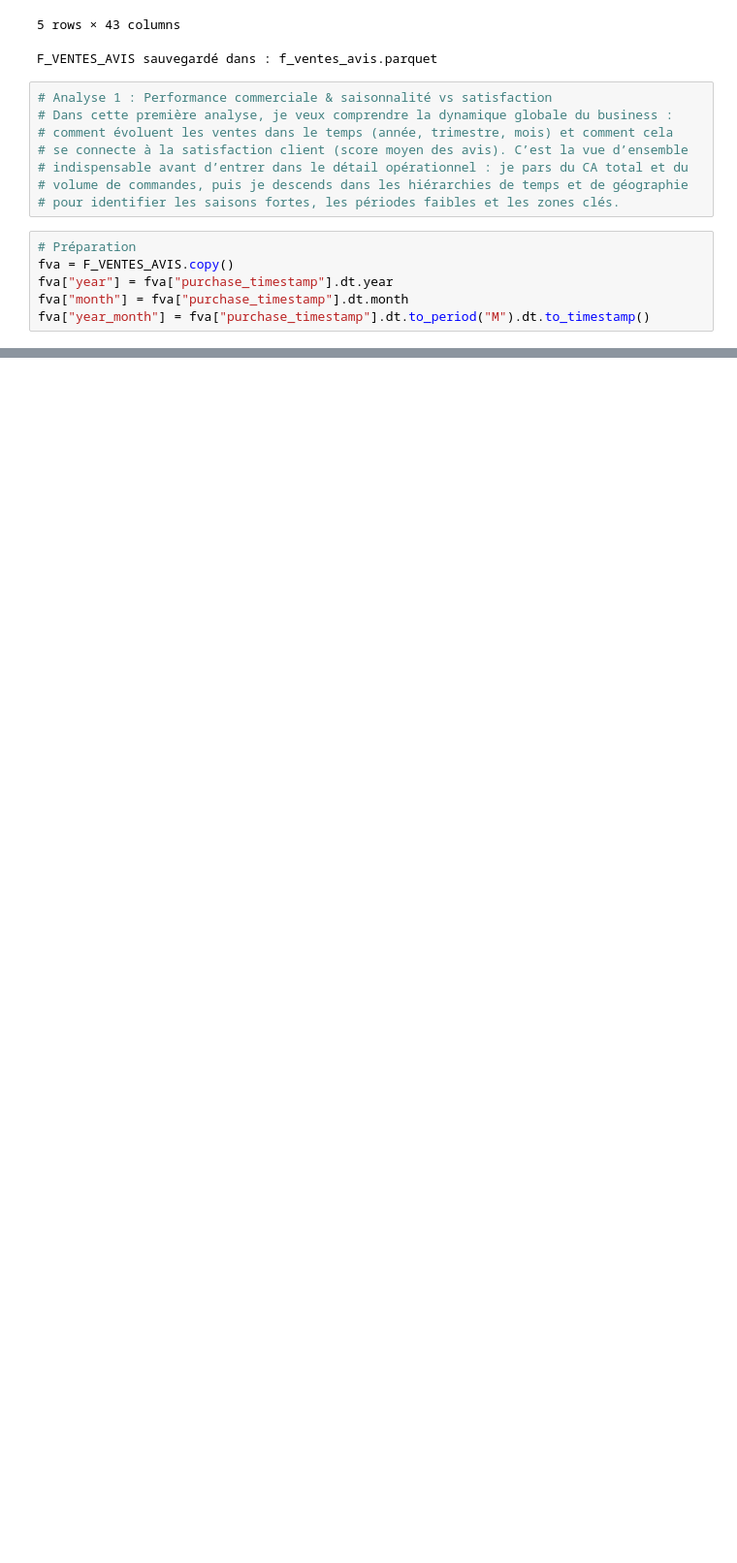
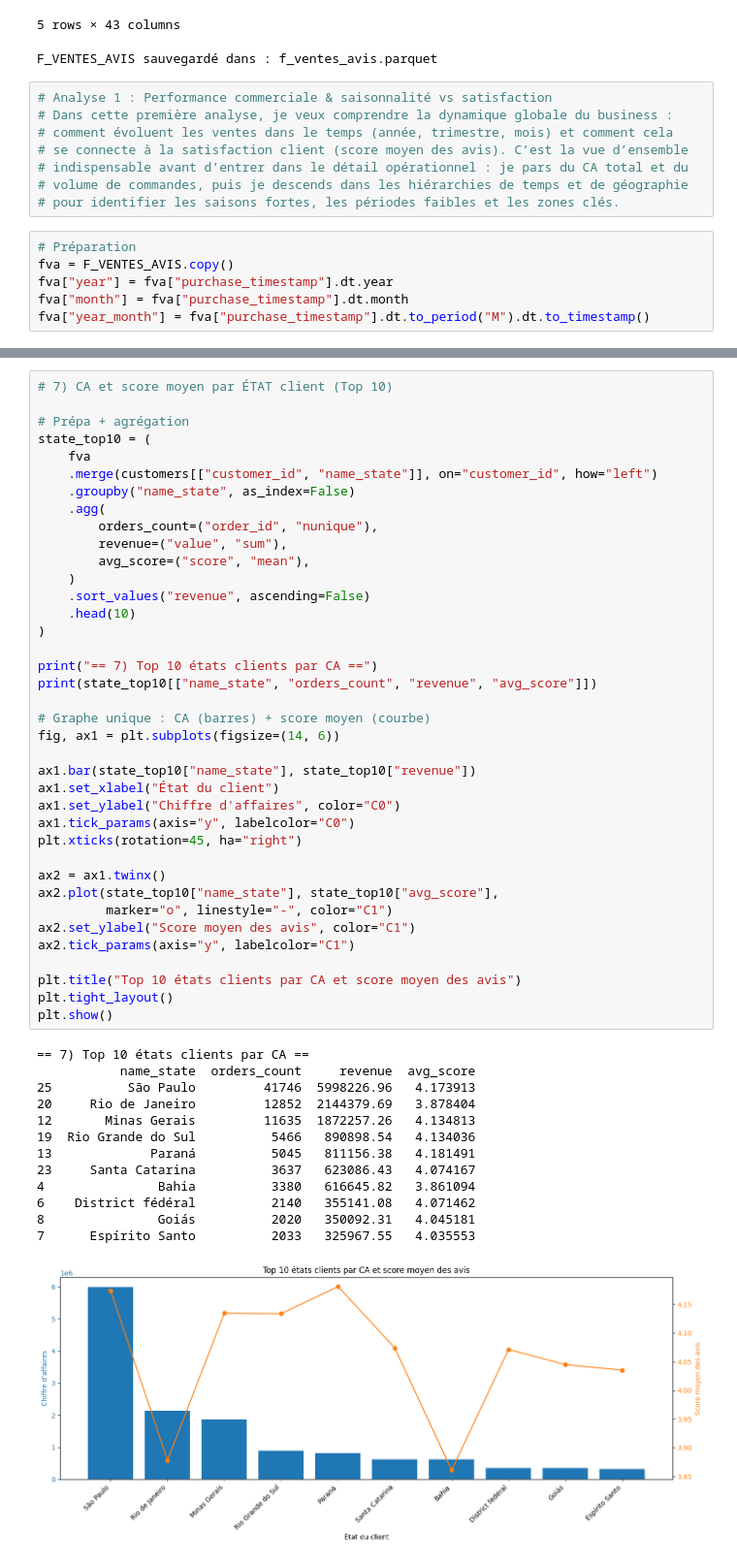
Before and after one commit to QuentinDoniczka/dataframe, a Jupyter notebook: script/1_vente_analyse_1_DONICZKA_Quentin.ipynb, the cells around one changed output, grey strips where cells are left out. Shown at 97% size. Cells and saved outputs as stored; diff of their text form; blank space fills up the shorter version.

```diff
--- a/script/1_vente_analyse_1_DONICZKA_Quentin.ipynb
+++ b/script/1_vente_analyse_1_DONICZKA_Quentin.ipynb
@@ -524,0 +574,52 @@ plt.show()
+# %%
+# 7) CA et score moyen par ÉTAT client (Top 10)
+
+# Prépa + agrégation
+state_top10 = (
+    fva
+    .merge(customers[["customer_id", "name_state"]], on="customer_id", how="left")
+    .groupby("name_state", as_index=False)
+    .agg(
+        orders_count=("order_id", "nunique"),
+        revenue=("value", "sum"),
+        avg_score=("score", "mean"),
+    )
+    .sort_values("revenue", ascending=False)
+    .head(10)
+)
+
+print("== 7) Top 10 états clients par CA ==")
+print(state_top10[["name_state", "orders_count", "revenue", "avg_score"]])
+
+# Graphe unique : CA (barres) + score moyen (courbe)
+fig, ax1 = plt.subplots(figsize=(14, 6))
+
+ax1.bar(state_top10["name_state"], state_top10["revenue"])
+ax1.set_xlabel("État du client")
+ax1.set_ylabel("Chiffre d'affaires", color="C0")
+ax1.tick_params(axis="y", labelcolor="C0")
+plt.xticks(rotation=45, ha="right")
+
+ax2 = ax1.twinx()
+ax2.plot(state_top10["name_state"], state_top10["avg_score"],
+         marker="o", linestyle="-", color="C1")
+ax2.set_ylabel("Score moyen des avis", color="C1")
+ax2.tick_params(axis="y", labelcolor="C1")
+
+plt.title("Top 10 états clients par CA et score moyen des avis")
+plt.tight_layout()
+plt.show()
+# %% [output]
+== 7) Top 10 états clients par CA ==
+           name_state  orders_count     revenue  avg_score
+25          São Paulo         41746  5998226.96   4.173913
+20     Rio de Janeiro         12852  2144379.69   3.878404
+12       Minas Gerais         11635  1872257.26   4.134813
+19  Rio Grande do Sul          5466   890898.54   4.134036
+13             Paraná          5045   811156.38   4.181491
+23     Santa Catarina          3637   623086.43   4.074167
+4               Bahia          3380   616645.82   3.861094
+6    District fédéral          2140   355141.08   4.071462
+8               Goiás          2020   350092.31   4.045181
+7      Espírito Santo          2033   325967.55   4.035553
+[figure, added]
```
Also changed, not shown: parts of 19 cells of this notebook, 1 other file.
